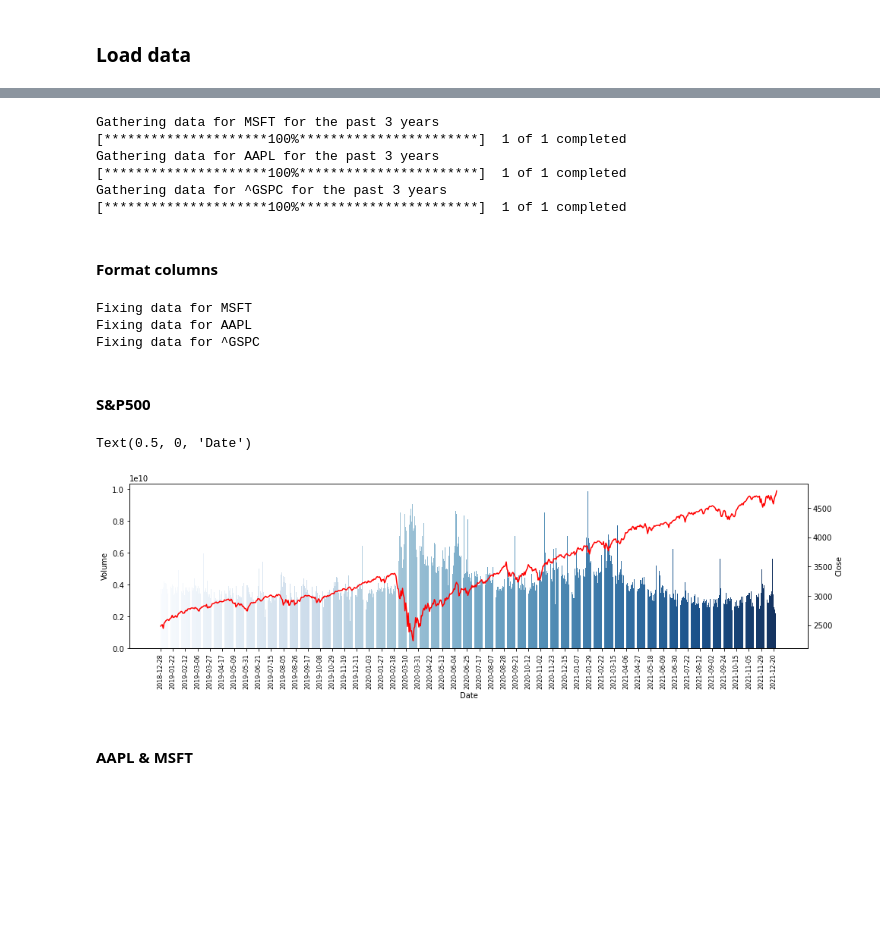
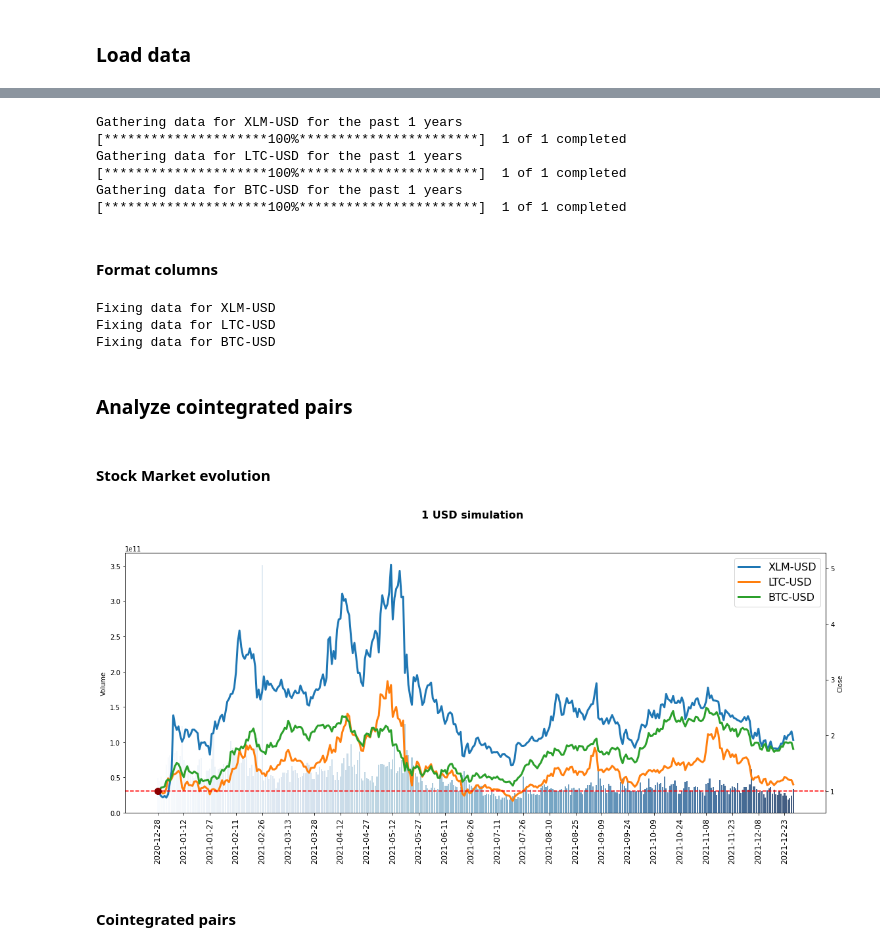
Before and after one commit to tdosreis/statistical-arbitrage, a Jupyter notebook: statistical-arbitrage.ipynb, the cells around one changed output, grey strips where cells are left out. Saved outputs shown, nothing was run; the diff lists cells and outputs as text; code cells hidden in the pictures; blank space fills up the shorter version.

```diff
--- a/statistical-arbitrage.ipynb
+++ b/statistical-arbitrage.ipynb
@@ -21,15 +28,4 @@ print(n_days)
 # %%
-def eval_division(val, m=5):
-    if val%m == 0:
-        return True
-    else:
-        return False
-
-def mask_idx(idx, m=5):
-    nulls = (
-        np.array(
-            [eval_division(x, m=m) for _, x in enumerate(idx)],
-            dtype=bool
-        )
-    )
-    return nulls
+n_years = 1
+n_days = int(365 * n_years)
+print(n_days)
@@ -37,0 +38,2 @@ def mask_idx(idx, m=5):
+# %%
+tickers = ['XLM-USD', 'LTC-USD', 'BTC-USD']
@@ -38,5 +42,4 @@ def mask_idx(idx, m=5):
 # %%
-tickers = ['MSFT', 'AAPL', '^GSPC']
 assets = {}
 
 for ticker in tickers:
@@ -50,11 +53,11 @@ for ticker in tickers:
     )
     assets[ticker] = data
 # %% [output]
-Gathering data for MSFT for the past 3 years
+Gathering data for XLM-USD for the past 1 years
 [*********************100%***********************]  1 of 1 completed
-Gathering data for AAPL for the past 3 years
+Gathering data for LTC-USD for the past 1 years
 [*********************100%***********************]  1 of 1 completed
-Gathering data for ^GSPC for the past 3 years
+Gathering data for BTC-USD for the past 1 years
 [*********************100%***********************]  1 of 1 completed
 # %% [markdown]
 #### Format columns
@@ -67,24 +70,38 @@ for key in assets.keys():
         .apply(lambda x: dt.datetime.strftime(x, '%Y-%m-%d'))
     )
 # %% [output]
-Fixing data for MSFT
-Fixing data for AAPL
-Fixing data for ^GSPC
+Fixing data for XLM-USD
+Fixing data for LTC-USD
+Fixing data for BTC-USD
+# %% [markdown]
+### Analyze cointegrated pairs
 # %% [markdown]
-#### S&P500
+#### Stock Market evolution
 # %%
-fig, ax_ = plt.subplots(1,1,figsize=(16,4))
+fig, ax_ = plt.subplots(1, 1, figsize=(16, 8))
 
 ax = ax_.twinx()
 
-nulls = mask_idx(assets['^GSPC'].index, m=15)
-sns.barplot(assets['^GSPC'].index, assets['^GSPC']['Volume'], ax=ax_, palette='Blues')
-sns.lineplot(assets['^GSPC'].index, assets['^GSPC']['Close'], ax=ax, color='Red')
-ax_.set_xticks(assets['^GSPC'].index[nulls])
-ax_.set_xticklabels(assets['^GSPC']['Date'][nulls], rotation=90, fontsize=8)
-ax_.set_xlabel('Date')
+ref_tick = tickers[-1]
+x_ = assets[ref_tick].index
+dates = assets[ref_tick]['Date']
+volume = assets[ref_tick]['Volume']
+
+for tick in tickers:
+    y_ = assets[tick]['Close']
+    y_norm = y_/y_[0]
+    sns.lineplot(x_, y_norm, ax=ax, label=f'{tick}', lw=3.0)
+
+nulls = mask_idx(x_, m=15)
+sns.barplot(x_, volume, ax=ax_, palette='Blues', alpha=0.8)
+ax_.set_xticks(x_[nulls])
+ax_.set_xticklabels(dates[nulls], rotation=90, fontsize=12)
+ax.axhline(1, linestyle='--', color='red')
+ax.plot([0], [1], 'o', color='darkred', ms=10.0)
+ax.legend(fontsize=16)
+fig.suptitle(f'1 USD simulation', fontsize=16, weight='bold')
+fig.tight_layout(rect=[0, 0.03, 1, 0.95])
 # %% [output]
-Text(0.5, 0, 'Date')
-[figure, old version]
+[figure, new version]
 # %% [markdown]
-#### AAPL & MSFT
+#### Cointegrated pairs
```
Also changed, not shown: parts of 15 cells of this notebook, 2 other files.
